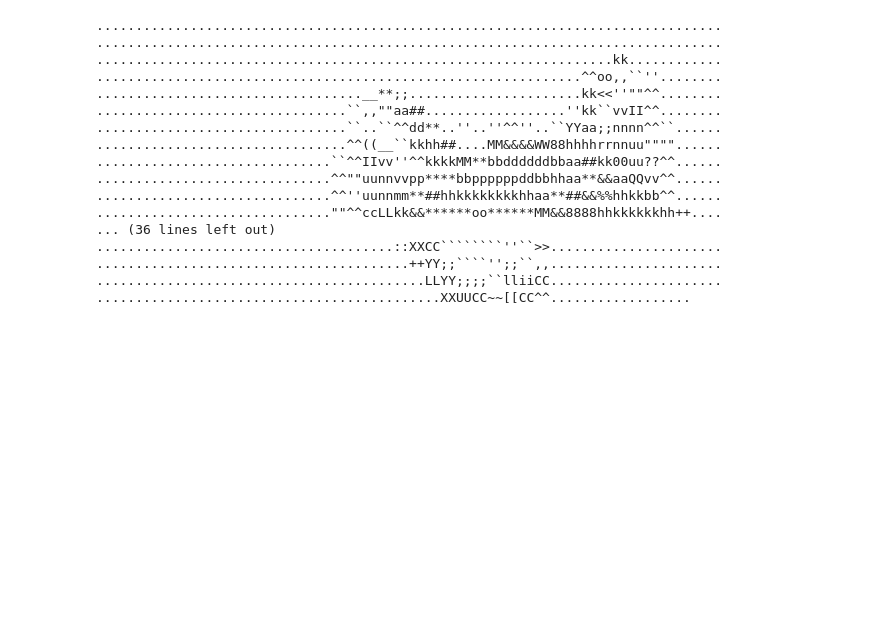
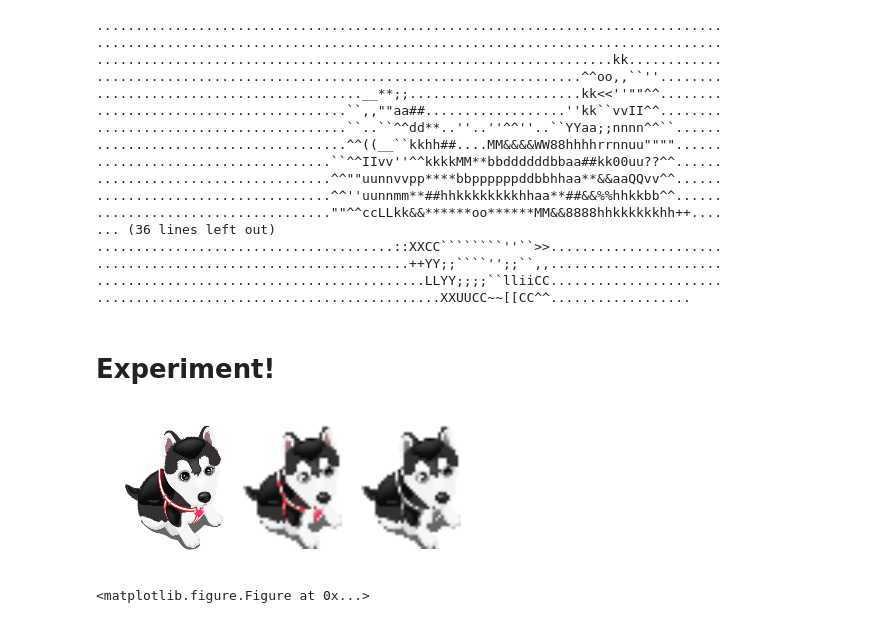
Before and after one commit to codeparkhouston/ascii-art, a Jupyter notebook: ASCII ART.ipynb, the cells around one changed output. Cells and saved outputs as stored; diff of their text form; code cells hidden in the pictures; blank space fills up the shorter version.

Commit message:
add convert to ascii as a ready to display interactive

`````diff
--- a/ASCII ART.ipynb
+++ b/ASCII ART.ipynb
@@ -120,3 +121,10 @@ print ascii_art
 ........................................++YY;;````'';;``,,......................
 ..........................................LLYY;;;;``lliiCC......................
 ............................................XXUUCC~~[[CC^^..................
+# %% [markdown]
+# Experiment!
+# %%
+display(convert_image_to_ascii)
+# %% [output]
+[figure, added]
+<matplotlib.figure.Figure at 0x...>
`````
Also changed, not shown: parts of 2 cells of this notebook, 2 other files.
